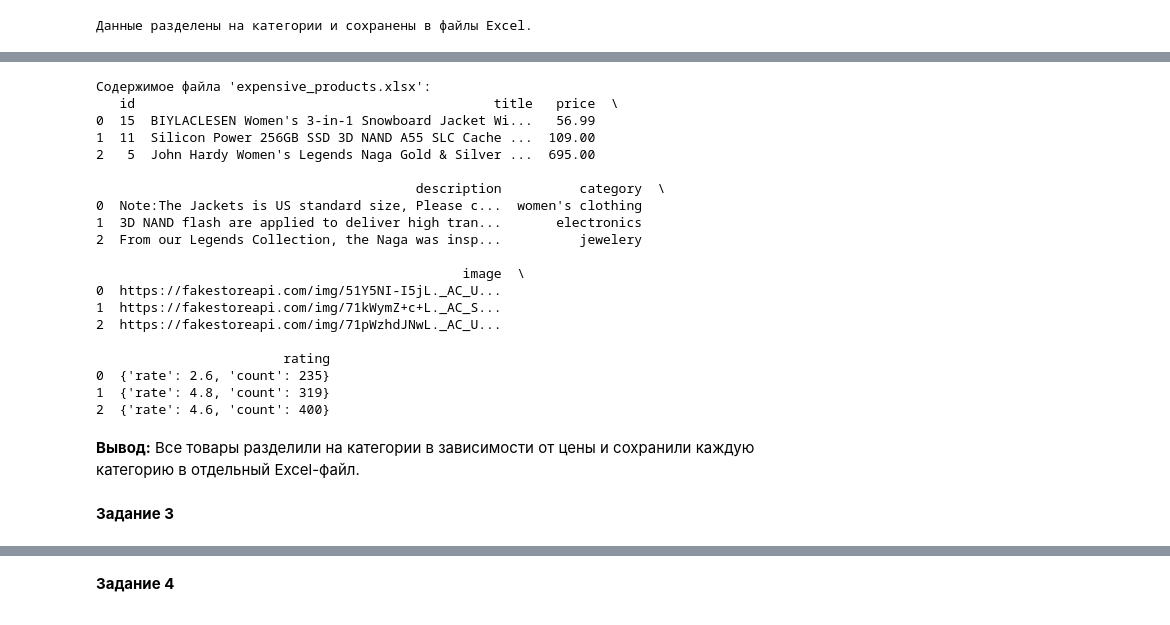
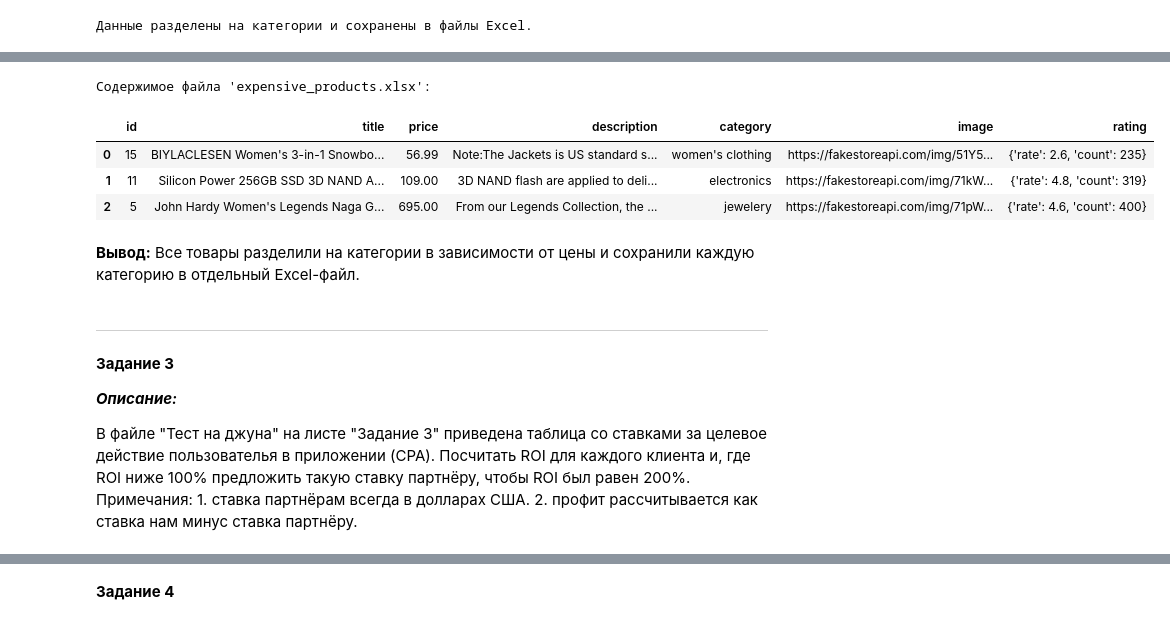
Before and after one commit to NaviKZ/Task_for_junior_position, a Jupyter notebook: Task_for_junior_position.ipynb, the cells around one changed output, grey strips where cells are left out. Saved outputs shown, nothing was run; the diff lists cells and outputs as text; code cells hidden in the pictures.

```diff
--- a/Task_for_junior_position.ipynb
+++ b/Task_for_junior_position.ipynb
@@ -154,31 +136,22 @@ print(middle_read)
 # %%
 expensive_read = pd.read_excel('expensive_products.xlsx')
 
 print("Содержимое файла 'expensive_products.xlsx':")
-print(expensive_read)
+display(expensive_read)
 # %% [output]
 Содержимое файла 'expensive_products.xlsx':
-   id                                              title   price  \
-0  15  BIYLACLESEN Women's 3-in-1 Snowboard Jacket Wi...   56.99
-1  11  Silicon Power 256GB SSD 3D NAND A55 SLC Cache ...  109.00
-2   5  John Hardy Women's Legends Naga Gold & Silver ...  695.00
-
-                                         description          category  \
-0  Note:The Jackets is US standard size, Please c...  women's clothing
-1  3D NAND flash are applied to deliver high tran...       electronics
-2  From our Legends Collection, the Naga was insp...          jewelery
-
-                                               image  \
-0  https://fakestoreapi.com/img/51Y5NI-I5jL._AC_U...
-1  https://fakestoreapi.com/img/71kWymZ+c+L._AC_S...
-2  https://fakestoreapi.com/img/71pWzhdJNwL._AC_U...
-
-                        rating
-0  {'rate': 2.6, 'count': 235}
-1  {'rate': 4.8, 'count': 319}
-2  {'rate': 4.6, 'count': 400}
+|  | id | title | price | description | category | image | rating |
+| 0 | 15 | BIYLACLESEN Women's 3-in-1 Snowbo... | 56.99 | Note:The Jackets is US standard s... | women's clothing | https://fakestoreapi.com/img/51Y5... | {'rate': 2.6, 'count': 235} |
+| 1 | 11 | Silicon Power 256GB SSD 3D NAND A... | 109.00 | 3D NAND flash are applied to deli... | electronics | https://fakestoreapi.com/img/71kW... | {'rate': 4.8, 'count': 319} |
+| 2 | 5 | John Hardy Women's Legends Naga G... | 695.00 | From our Legends Collection, the ... | jewelery | https://fakestoreapi.com/img/71pW... | {'rate': 4.6, 'count': 400} |
 # %% [markdown]
 **Вывод:** Все товары разделили на категории в зависимости от цены и сохранили каждую категорию в отдельный Excel-файл.
 # %% [markdown]
-**Задание 3**
+---------------------------
+# %% [markdown]
+**Задание 3**
+
+_**Описание:**_
+
+В файле "Тест на джуна" на листе "Задание 3" приведена таблица со ставками за целевое действие пользователья в приложении (CPA). Посчитать ROI для каждого клиента и, где ROI ниже 100% предложить такую ставку партнёру, чтобы ROI был равен 200%. Примечания: 1. ставка партнёрам всегда в долларах США. 2. профит рассчитывается как ставка нам минус ставка партнёру.
 # %% [markdown]
```
Also changed, not shown: parts of 39 cells of this notebook.
